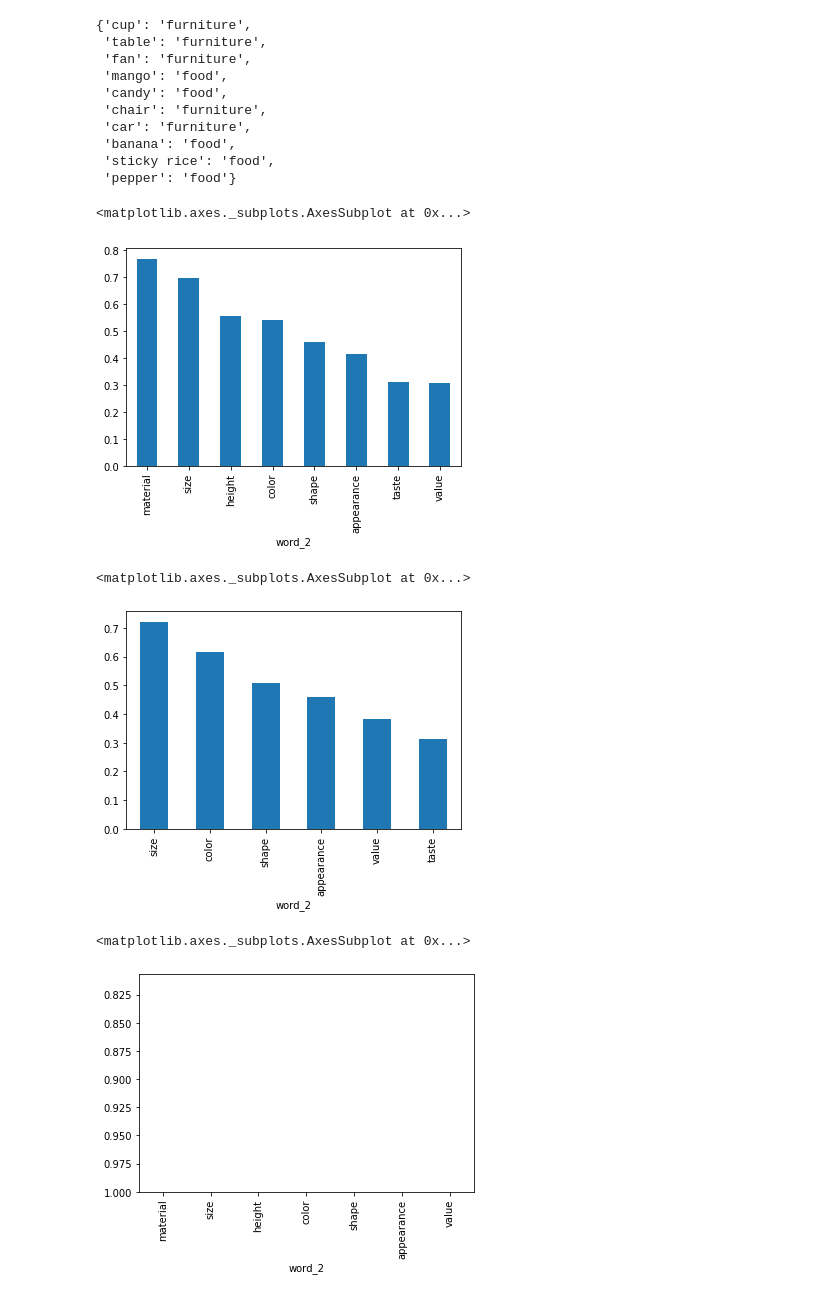
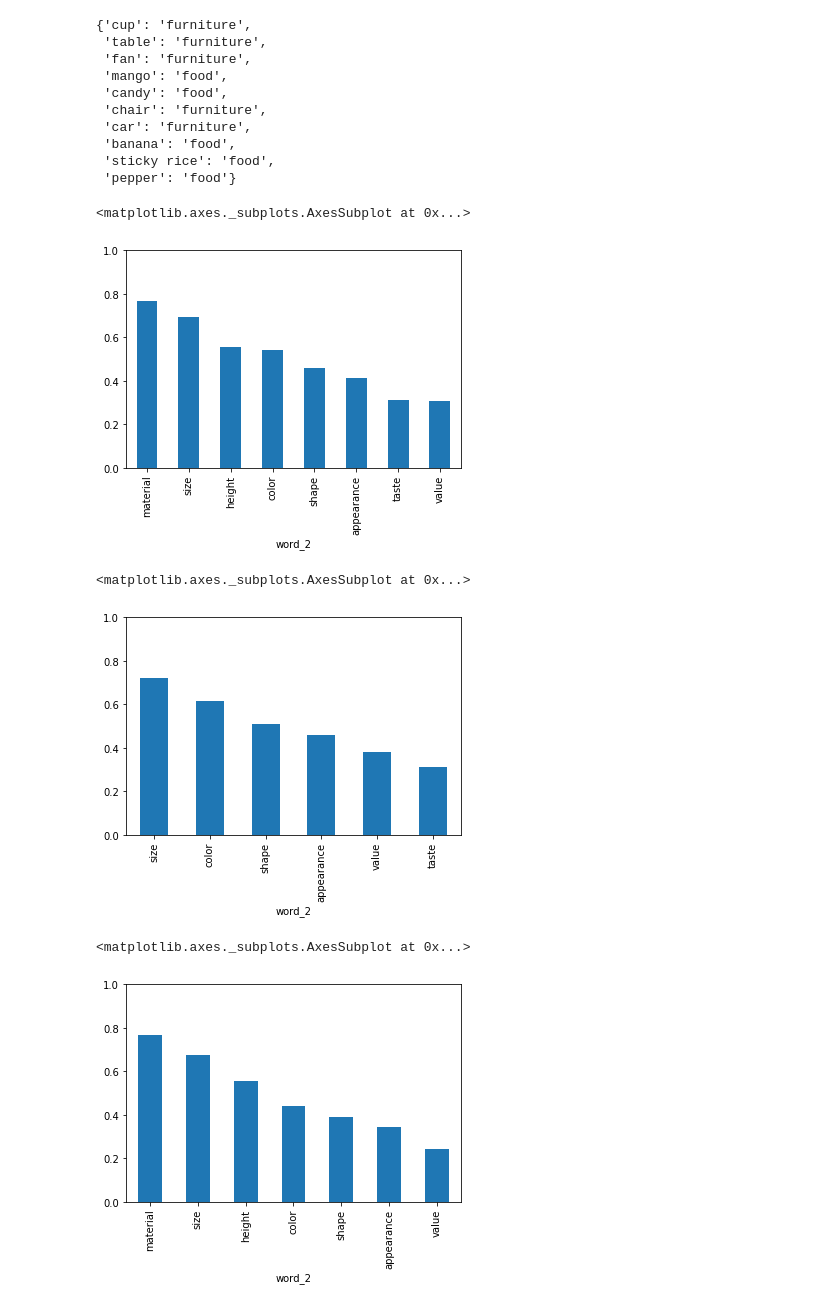
Before and after one commit to angesvu/Couch-Potato, a Jupyter notebook: Data_Analysis.ipynb, the cells around one changed output. Drawn from its saved outputs; the diff is of its cells as text; code cells hidden in the pictures.

Commit message:
ylim=(0,1)

```diff
--- a/Data_Analysis.ipynb
+++ b/Data_Analysis.ipynb
@@ -228,17 +228,17 @@ total_classes = get_class_mean(responses)
 # %%
 noun_classes = responses.groupby('noun_class').apply(get_class_mean)
 # %%
-total_classes.plot.bar()
+total_classes.plot.bar(ylim=(0,1))
 # %% [output]
 <matplotlib.axes._subplots.AxesSubplot at 0x...>
-[figure, old version]
+[figure, new version]
 # %%
-noun_classes['food'].plot.bar()
+noun_classes['food'].plot.bar(ylim=(0,1))
 # %% [output]
 <matplotlib.axes._subplots.AxesSubplot at 0x...>
-[figure, old version]
+[figure, new version]
 # %%
-noun_classes['furniture'].plot.bar(ylim=(0.1))
+noun_classes['furniture'].plot.bar(ylim=(0,1))
 # %% [output]
 <matplotlib.axes._subplots.AxesSubplot at 0x...>
-[figure, old version]
+[figure, new version]
```
